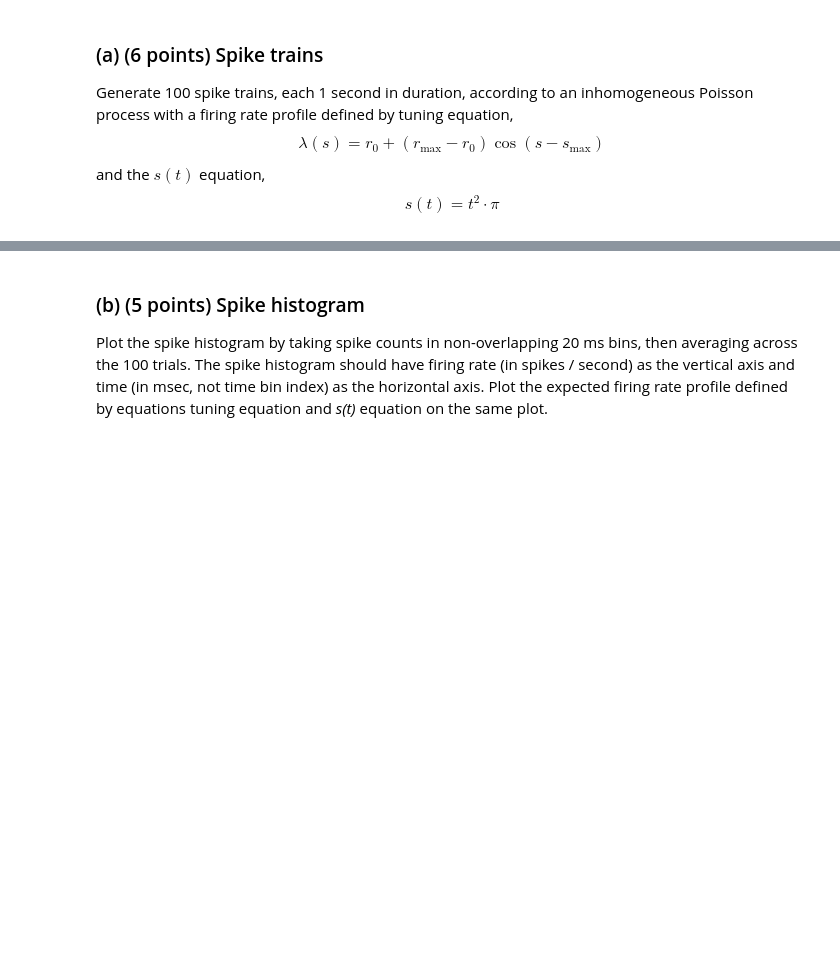
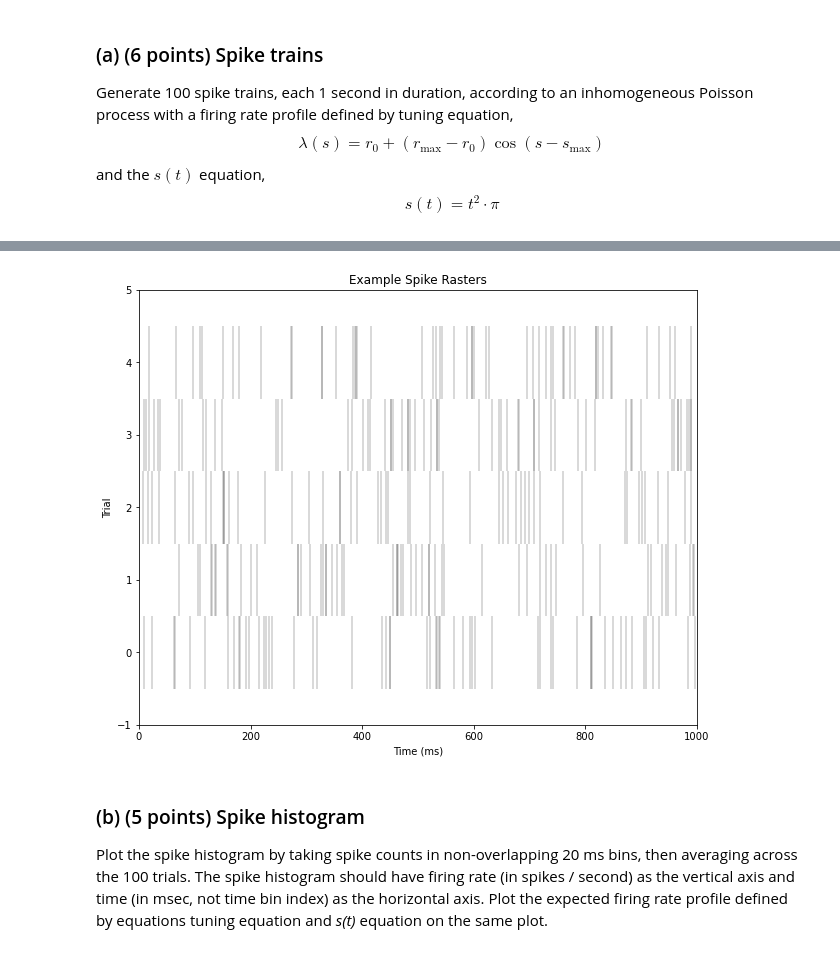
Before and after one commit to sofiagilardini/UCLA_243A, a Jupyter notebook: hw3/hw3p3.ipynb, the cells around one changed output, grey strips where cells are left out. Saved outputs shown, nothing was run; the diff lists cells and outputs as text; code cells hidden in the pictures; blank space fills up the shorter version.

```diff
--- a/hw3/hw3p3.ipynb
+++ b/hw3/hw3p3.ipynb
@@ -55,3 +46,40 @@ pass
+# %%
+def tuning_curve(s):
+    return r_0 + (r_max - r_0) * np.cos(s - s_max)
+# %%
+num_trials = 100 # number of total spike trains
+num_rasters_to_plot = 5 # number of spike trains to plot
+
+spike_trains = []
+
+# Generate spike trains
+for i in range(num_trials):
+    spikes = []
+    t = 0
+
+    while t < T:
+        fr = tuning_curve(s(t))
+        t += np.random.exponential(1.0/r_max * 1000)
+
+        if t < T:
+            spikes.append(t)
+
+    spike_trains.append(spikes)
+
+# Plot example spike rasters
+plt.figure(figsize=(10,8))
+offset = 0
+for i in range(num_rasters_to_plot):
+    plt.eventplot(spike_trains[i][:], color='k', alpha=0.2, lineoffsets=offset)
+    offset += 1
+plt.xlim([0, T])
+plt.ylim([-1, num_rasters_to_plot])
+plt.xlabel('Time (ms)')
+plt.ylabel('Trial')
+plt.title('Example Spike Rasters')
+plt.show()
+# %% [output]
+[figure, added]
 # %% [markdown]
 ### (b) (5 points) Spike histogram
   Plot the spike histogram by taking spike counts in non-overlapping
```
Also changed, not shown: parts of 3 cells of this notebook, 16 other files.
